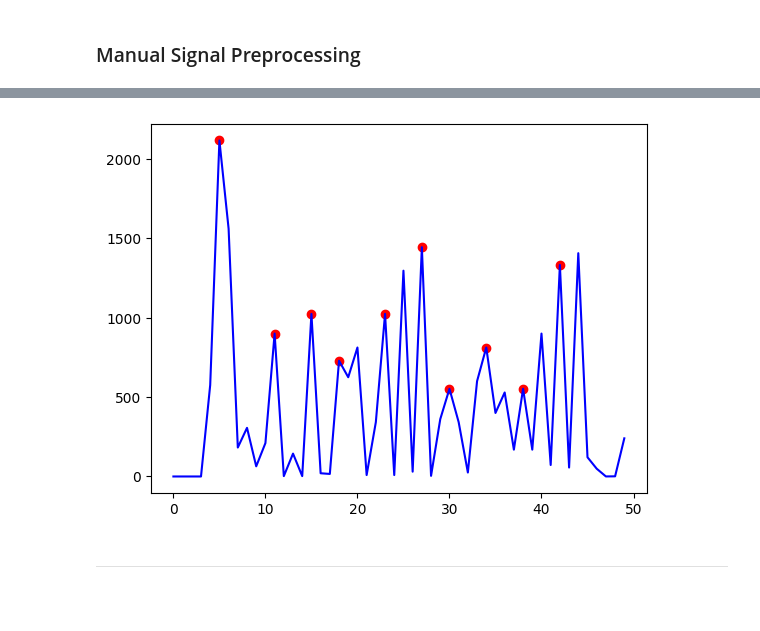
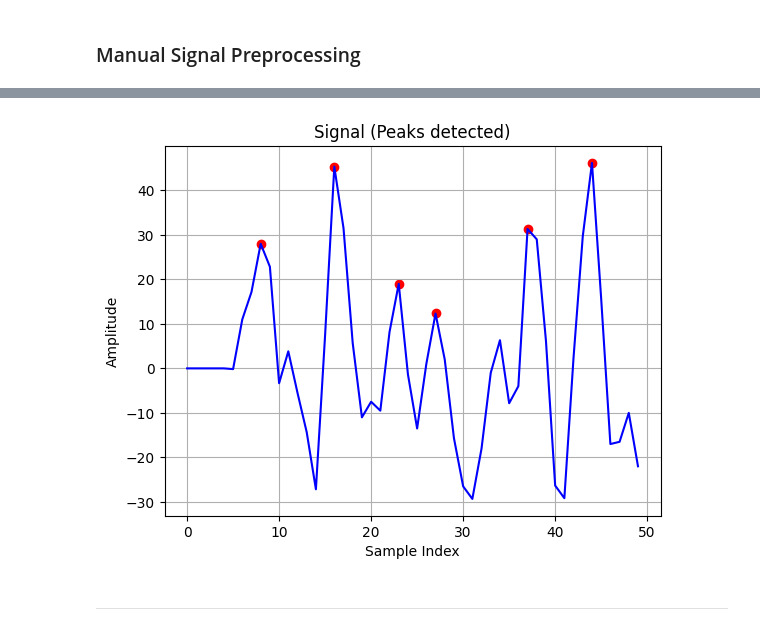
Before and after one commit to aboudaladdin/Biomedical-Instrumentation-Lab, a Jupyter notebook: Lab2 Pulse Oximetry MAX30102/preprocessing.ipynb, the cells around one changed output, grey strips where cells are left out. Saved outputs shown, nothing was run; the diff lists cells and outputs as text; code cells hidden in the pictures; blank space fills up the shorter version.

```diff
--- a/Lab2 Pulse Oximetry MAX30102/preprocessing.ipynb
+++ b/Lab2 Pulse Oximetry MAX30102/preprocessing.ipynb
@@ -8,8 +8,11 @@ import numpy as np
 # synthetic signal
 signal_length = 50
 data_buffer = deque(maxlen=signal_length)
-data_buffer.extend( np.random.randint(11000,11100,signal_length))
+data_buffer.extend( np.random.randint(123800,124000,signal_length))
 plt.plot(data_buffer,'r.')
 plt.plot(data_buffer,'b--')
+plt.title("Signal (synthetic)")
+plt.ylabel("Amplitude")
+plt.xlabel("Sample Index")
 plt.show()
 # %% [output]
@@ -37,7 +40,7 @@ def convolve(signal:list, filter:list=[1, 1, 1]):
     return filtered_signal
 # %%
 filtered = convolve(data_buffer,filter=[-1,0,1]) # differential Filter
-#filtered = convolve(filtered,filter=[1,1,1]) # Moving average Filter
-filtered = filtered**2
+filtered = convolve(filtered,filter=[1,1,1]) # Moving average Filter
+#filtered = filtered**2
 # %%
 plt.plot(filtered,'r.')
@@ -76,11 +83,15 @@ def peak_detector(signal, min_time = 30, min_threshold= 1):
 # %%
 max_peak = np.max(filtered)
 peaks, vals = peak_detector(filtered, min_time = 2, min_threshold=max_peak * 0.2)
 
 plt.plot(filtered,'b-')
 plt.scatter(peaks,vals,c='r')
+plt.title("Signal (Peaks detected)")
+plt.ylabel("Amplitude")
+plt.xlabel("Sample Index")
+plt.grid()
 plt.show()
 # %% [output]
-[figure, old version]
+[figure, new version]
 # %% [markdown]
 ---
```
Also changed, not shown: parts of 2 cells of this notebook, 10 other files.
